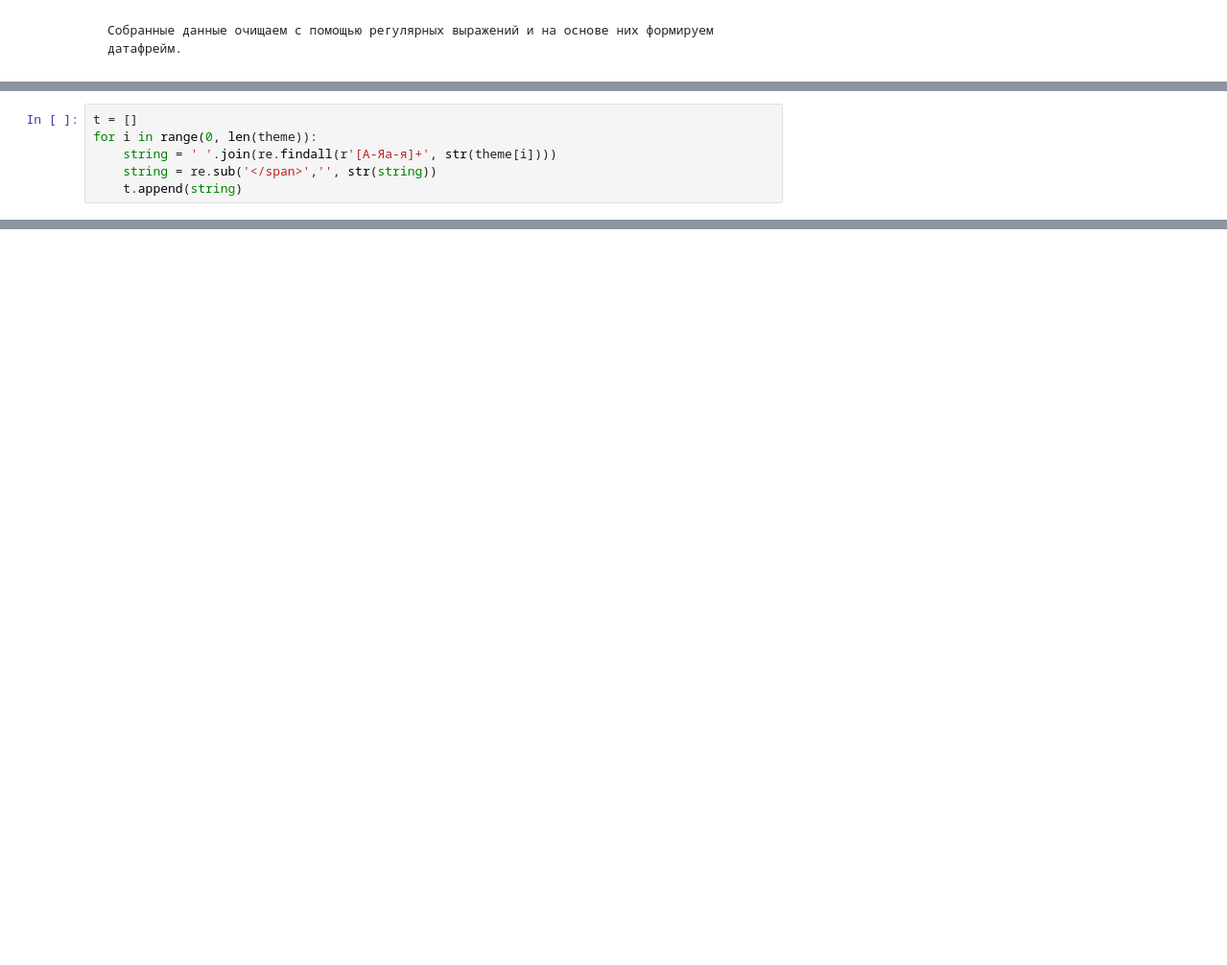
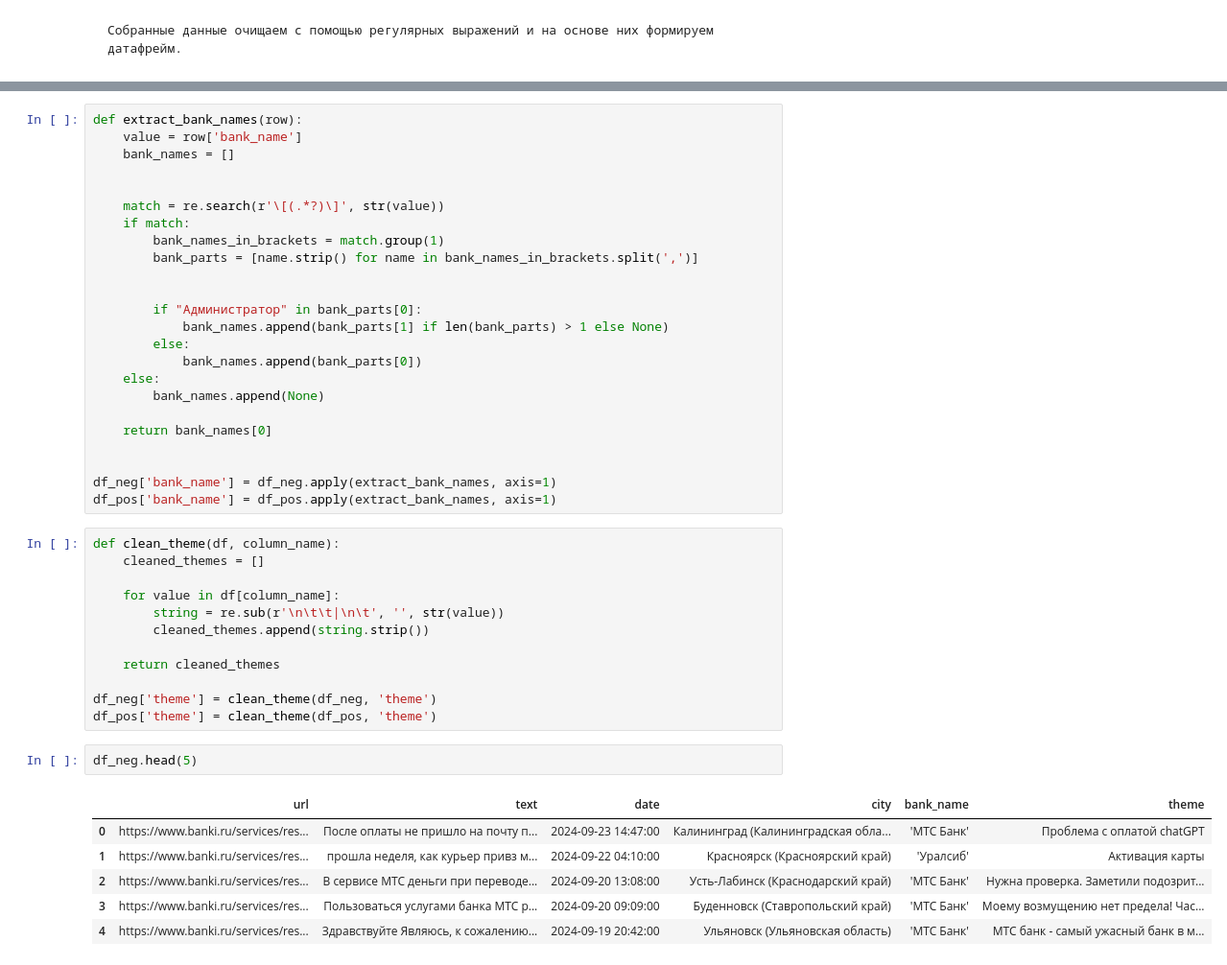
Before and after one commit to TJAntonova/Sentiment-analysis-of-reviews-on-the-topic-of-banks, a Jupyter notebook: collecting data.ipynb, the cells around one changed output, grey strips where cells are left out. Shown: that part at 96% size. Cells and saved outputs as stored; diff of their text form; blank space fills up the shorter version.

```diff
--- a/collecting data.ipynb
+++ b/collecting data.ipynb
@@ -95,6 +295,0 @@ for i in range(0, len(text)):
-# %%
-t = []
-for i in range(0, len(theme)):
-    string = ' '.join(re.findall(r'[А-Яа-я]+', str(theme[i])))
-    string = re.sub('</span>','', str(string))
-    t.append(string)
@@ -100,0 +327,45 @@ for i in range(0, len(theme)):
+# %%
+def extract_bank_names(row):
+    value = row['bank_name']
+    bank_names = []
+
+
+    match = re.search(r'\[(.*?)\]', str(value))
+    if match:
+        bank_names_in_brackets = match.group(1)
+        bank_parts = [name.strip() for name in bank_names_in_brackets.split(',')]
+
+
+        if "Администратор" in bank_parts[0]:
+            bank_names.append(bank_parts[1] if len(bank_parts) > 1 else None)
+        else:
+            bank_names.append(bank_parts[0])
+    else:
+        bank_names.append(None)
+
+    return bank_names[0]
+
+
+df_neg['bank_name'] = df_neg.apply(extract_bank_names, axis=1)
+df_pos['bank_name'] = df_pos.apply(extract_bank_names, axis=1)
+# %%
+def clean_theme(df, column_name):
+    cleaned_themes = []
+
+    for value in df[column_name]:
+        string = re.sub(r'\n\t\t|\n\t', '', str(value))
+        cleaned_themes.append(string.strip())
+
+    return cleaned_themes
+
+df_neg['theme'] = clean_theme(df_neg, 'theme')
+df_pos['theme'] = clean_theme(df_pos, 'theme')
+# %%
+df_neg.head(5)
+# %% [output]
+|  | url | text | date | city | bank_name | theme |
+| 0 | https://www.banki.ru/services/res... | После оплаты не пришло на почту п... | 2024-09-23 14:47:00 | Калининград (Калининградская обла... | 'МТС Банк' | Проблема с оплатой chatGPT |
+| 1 | https://www.banki.ru/services/res... | прошла неделя, как курьер привз м... | 2024-09-22 04:10:00 | Красноярск (Красноярский край) | 'Уралсиб' | Активация карты |
+| 2 | https://www.banki.ru/services/res... | В сервисе МТС деньги при переводе... | 2024-09-20 13:08:00 | Усть-Лабинск (Краснодарский край) | 'МТС Банк' | Нужна проверка. Заметили подозрит... |
+| 3 | https://www.banki.ru/services/res... | Пользоваться услугами банка МТС р... | 2024-09-20 09:09:00 | Буденновск (Ставропольский край) | 'МТС Банк' | Моему возмущению нет предела! Час... |
+| 4 | https://www.banki.ru/services/res... | Здравствуйте Являюсь, к сожалению... | 2024-09-19 20:42:00 | Ульяновск (Ульяновская область) | 'МТС Банк' | МТС банк - самый ужасный банк в м... |
```
Also changed, not shown: parts of 39 cells of this notebook.
